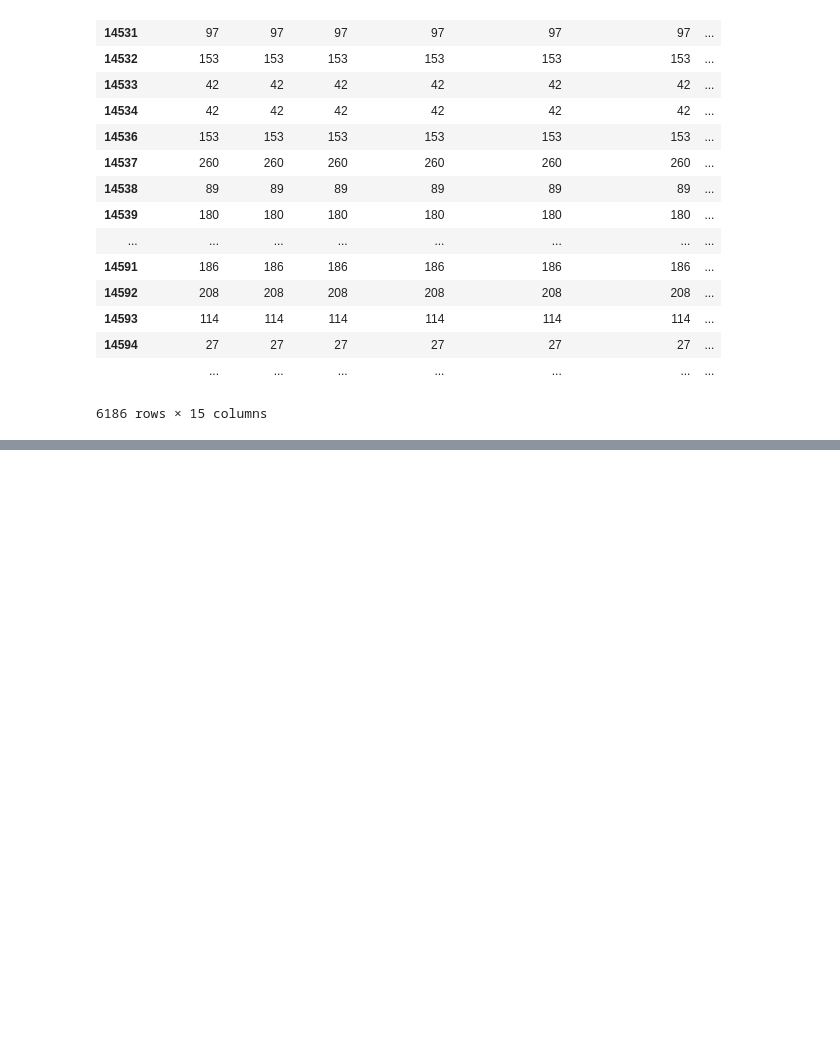
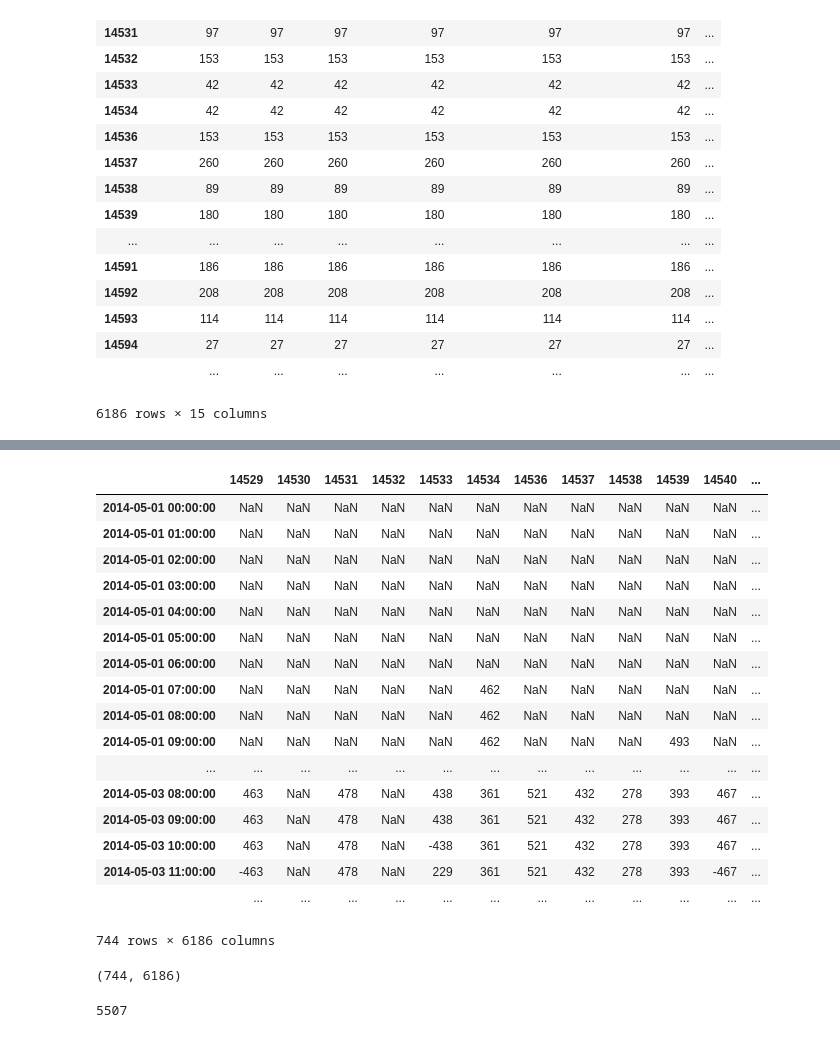
Before and after one commit to deenapatel/citibike, a Jupyter notebook: Citibike.ipynb, the cells around one changed output, grey strips where cells are left out. Cells and saved outputs as stored; diff of their text form; code cells hidden in the pictures; blank space fills up the shorter version.

```diff
--- a/Citibike.ipynb
+++ b/Citibike.ipynb
@@ -190,12 +83,0 @@ bikedf.loc[bikedf['parked time']==tm]['parked'].count()
-# %%
-whereisbikedf=pd.DataFrame(index=timerange)
-bikeidrange=bikedf.index.levels[0]
-
-for tm in timerange:
-    for bikeid in bikeidrange
-        for trip in range(len(bikedf.loc[bikeid])-1):
-            if (bikedf.loc[bikeid].iloc[trip]['starttime']<=tm)&(bikedf.iloc[trip]['stoptime']>=tm):
-                whereisbikedf.loc[tm]='out'
-            if (bikedf.iloc[i]['stoptime']<tm)&(bikedf.iloc[i+1]['starttime']>tm):
-                whereisbikedf.loc[tm]=bikedf.iloc[i]['end station id']
-whereisbikedf
@@ -204,5 +83,0 @@ KeyError: 'starttime'
-# %%
-bikeid=bikedf.index.levels[0][0]
-#bikedf.loc[bikeid].index[0]#.iloc[0]
-#bikedf.index.levels[1]
-bikedf
@@ -352,0 +84,58 @@ stationdf
+# %%
+#now try with all bikes
+#dataframe with hourly time as index,these will be the time markers
+#where we look to see where the bikes are.
+startdate = dt.datetime(2014,5,1,0,0,0)
+timerange=pd.date_range(startdate,periods=24*31,freq='H')
+hourmarker=pd.DataFrame(index=timerange)
+whereisbike=pd.DataFrame(index=timerange)
+
+
+for bikeid in bikedf.index.levels[0]:
+    #dataframe with the start station info, indexed by start time
+    startdf=bikedf.loc[bikeid][['start station id']]
+    #dataframe with the end stationo info, indexed by stop time
+    stopdf=bikedf.loc[bikeid][['stoptime','end station id']].set_index('stoptime')
+    #merge these dataframes
+    startstopdf=startdf.join(stopdf,how='outer')
+    #change the start station ids to negative numbers so we know it is a start and not a stop.
+    startstopdf['start station id']=-startstopdf['start station id']
+    #combine the start and stop columns into one
+    ss=pd.concat([startstopdf['start station id'].dropna(),startstopdf['end station id'].dropna()])
+    ss.name='station'
+    #merge with hourmarker dataframe
+    ss=hourmarker.join(ss,how='outer')
+    #forwardfill so that time markers now have info from the last stop or start the bike was at
+    ss=ss.fillna(method='ffill')
+    #extract out only the hourly times
+    whereisbike[str(bikeid)]=hourmarker.join(ss,how='left')
+
+whereisbike
+#gives a table where the rows are hours, columns are bike id number, and entries are the station number
+# %% [output]
+|  | 14529 | 14530 | 14531 | 14532 | 14533 | 14534 | 14536 | 14537 | 14538 | 14539 | 14540 | ... |
+| 2014-05-01 00:00:00 | NaN | NaN | NaN | NaN | NaN | NaN | NaN | NaN | NaN | NaN | NaN | ... |
+| 2014-05-01 01:00:00 | NaN | NaN | NaN | NaN | NaN | NaN | NaN | NaN | NaN | NaN | NaN | ... |
+| 2014-05-01 02:00:00 | NaN | NaN | NaN | NaN | NaN | NaN | NaN | NaN | NaN | NaN | NaN | ... |
+| 2014-05-01 03:00:00 | NaN | NaN | NaN | NaN | NaN | NaN | NaN | NaN | NaN | NaN | NaN | ... |
+| 2014-05-01 04:00:00 | NaN | NaN | NaN | NaN | NaN | NaN | NaN | NaN | NaN | NaN | NaN | ... |
+| 2014-05-01 05:00:00 | NaN | NaN | NaN | NaN | NaN | NaN | NaN | NaN | NaN | NaN | NaN | ... |
+| 2014-05-01 06:00:00 | NaN | NaN | NaN | NaN | NaN | NaN | NaN | NaN | NaN | NaN | NaN | ... |
+| 2014-05-01 07:00:00 | NaN | NaN | NaN | NaN | NaN | 462 | NaN | NaN | NaN | NaN | NaN | ... |
+| 2014-05-01 08:00:00 | NaN | NaN | NaN | NaN | NaN | 462 | NaN | NaN | NaN | NaN | NaN | ... |
+| 2014-05-01 09:00:00 | NaN | NaN | NaN | NaN | NaN | 462 | NaN | NaN | NaN | 493 | NaN | ... |
+| ... | ... | ... | ... | ... | ... | ... | ... | ... | ... | ... | ... | ... |
+| 2014-05-03 08:00:00 | 463 | NaN | 478 | NaN | 438 | 361 | 521 | 432 | 278 | 393 | 467 | ... |
+| 2014-05-03 09:00:00 | 463 | NaN | 478 | NaN | 438 | 361 | 521 | 432 | 278 | 393 | 467 | ... |
+| 2014-05-03 10:00:00 | 463 | NaN | 478 | NaN | -438 | 361 | 521 | 432 | 278 | 393 | 467 | ... |
+| 2014-05-03 11:00:00 | -463 | NaN | 478 | NaN | 229 | 361 | 521 | 432 | 278 | 393 | -467 | ... |
+|  | ... | ... | ... | ... | ... | ... | ... | ... | ... | ... | ... | ... |
+744 rows × 6186 columns
+# %%
+whereisbike.shape
+# %% [output]
+(744, 6186)
+# %%
+whereisbike.iloc[140].count()
+# %% [output]
+5507
```
Also changed, not shown: parts of 29 cells of this notebook.
